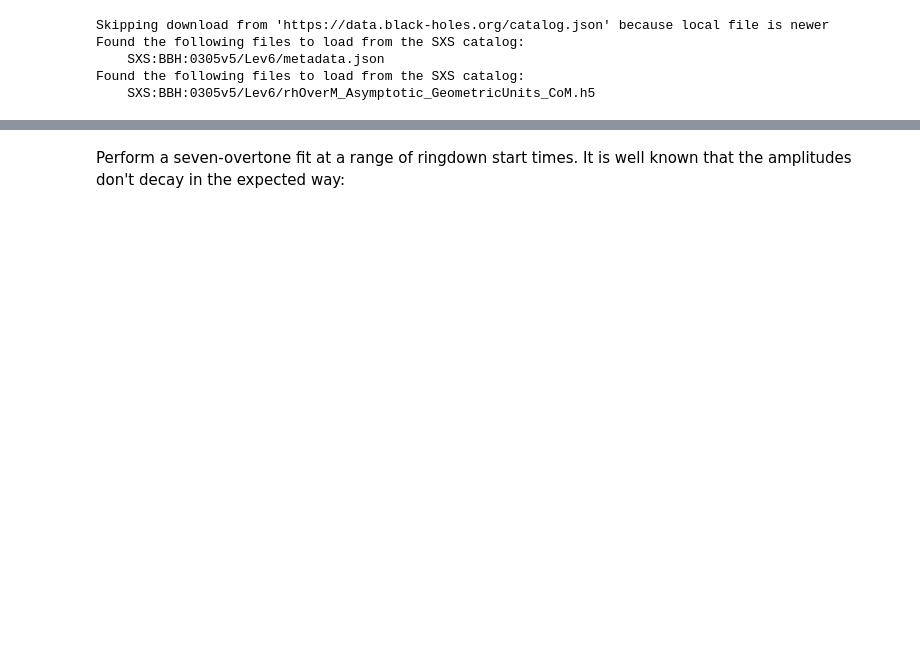
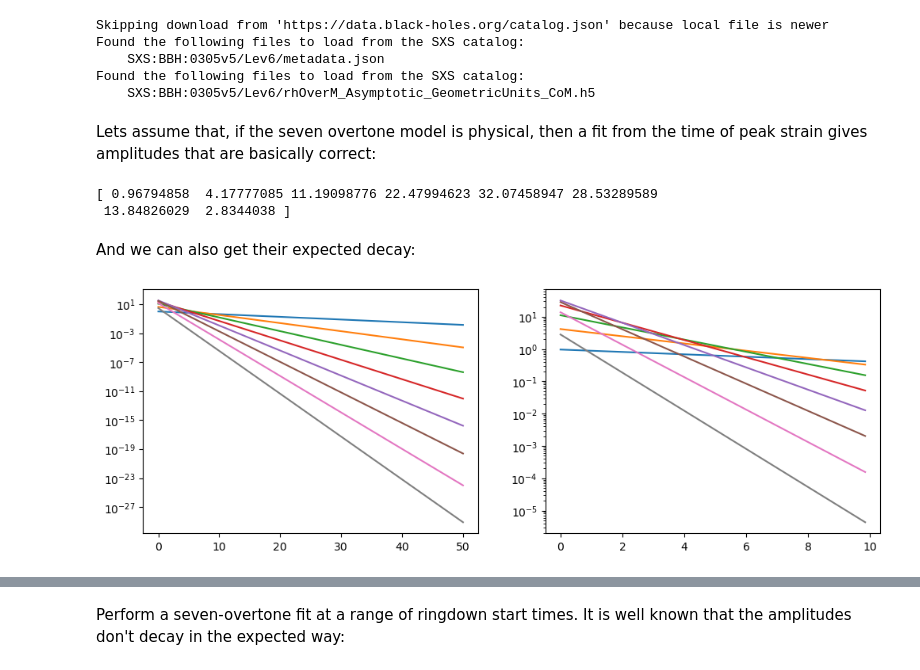
Before and after one commit to eliotfinch/qnmfits, a Jupyter notebook: examples/mode_stability.ipynb, the cells around one changed output, grey strips where cells are left out. Saved outputs shown, nothing was run; the diff lists cells and outputs as text; code cells hidden in the pictures; blank space fills up the shorter version.

Commit message:
Update mode_stablity.ipynb

```diff
--- a/examples/mode_stability.ipynb
+++ b/examples/mode_stability.ipynb
@@ -18,3 +18,39 @@ Found the following files to load from the SXS catalog:
     SXS:BBH:0305v5/Lev6/metadata.json
 Found the following files to load from the SXS catalog:
     SXS:BBH:0305v5/Lev6/rhOverM_Asymptotic_GeometricUnits_CoM.h5
+# %% [markdown]
+Lets assume that, if the seven overtone model is physical, then a fit from the time of peak strain gives amplitudes that are basically correct:
+# %%
+t0 = 0
+modes = [(2,2,n,1) for n in range(7+1)]
+
+best_fit = qnmfits.ringdown_fit(
+    times, h22, modes, Mf=sim.Mf, chif=sim.chif_mag, t0=t0
+    )
+
+clean_h22 = best_fit['model']
+
+ref_amps = abs(best_fit['C'])
+print(ref_amps)
+# %% [output]
+[ 0.96794858  4.17777085 11.19098776 22.47994623 32.07458947 28.53289589
+ 13.84826029  2.8344038 ]
+# %% [markdown]
+And we can also get their expected decay:
+# %%
+t0_array = np.linspace(0,50,250)
+
+frequencies = qnmfits.qnm.omega_list(modes, sim.chif_mag, sim.Mf)
+damping_times = -1/np.imag(frequencies)
+
+expected_amps = ref_amps*np.exp(-np.outer(t0_array, (1/damping_times)))
+# %%
+fig, axs = plt.subplots(1, 2, figsize=(12,4))
+axs[0].set_yscale('log')
+axs[1].set_yscale('log')
+
+for amp in expected_amps.T:
+    axs[0].plot(t0_array, amp)
+    axs[1].plot(t0_array[:50], amp[:50])
+# %% [output]
+[figure, added]
```
Also changed, not shown: parts of 24 cells of this notebook.
